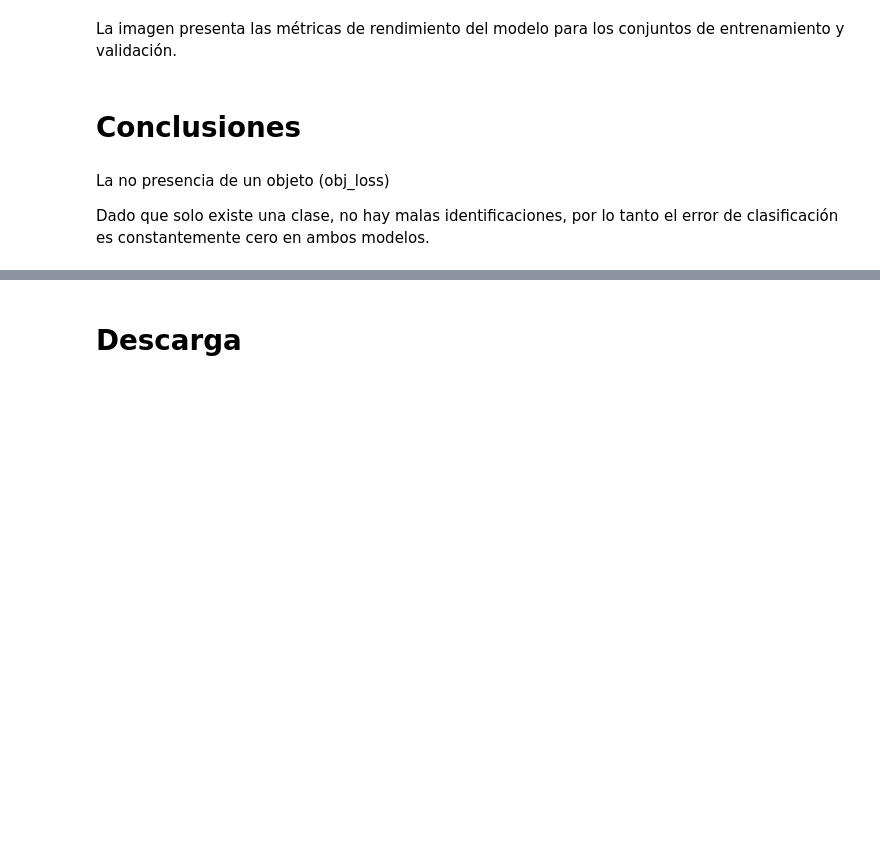
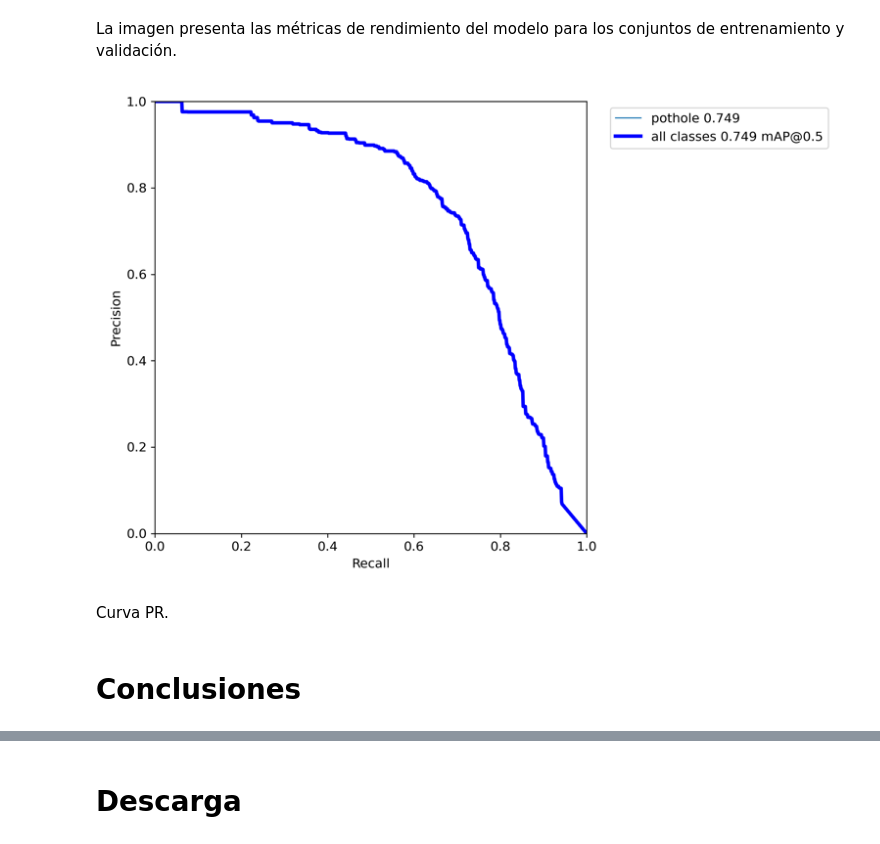
Before and after one commit to alexiswalker/grupo_3, a Jupyter notebook: fundamentos/tp3 - object detection/object_detection.ipynb, the cells around one changed output, grey strips where cells are left out. Saved outputs shown, nothing was run; the diff lists cells and outputs as text; code cells hidden in the pictures; blank space fills up the shorter version.

```diff
--- a/fundamentos/tp3 - object detection/object_detection.ipynb
+++ b/fundamentos/tp3 - object detection/object_detection.ipynb
@@ -247,9 +253,11 @@ Image.open('/content/yolov5/runs/train/exp2/results.png').resize((1024, 448))
 [figure]
 # %% [markdown]
 La imagen presenta las métricas de rendimiento del modelo para los conjuntos de entrenamiento y validación.
+# %%
+Image.open('/content/yolov5/runs/train/exp2/PR_curve.png').resize((512+256, 512))
+# %% [output]
+[figure, added]
+# %% [markdown]
+Curva PR.
 # %% [markdown]
 # Conclusiones
-# %% [markdown]
-La no presencia de un objeto (obj_loss)
-
-Dado que solo existe una clase, no hay malas identificaciones, por lo tanto el error de clasificación es constantemente cero en ambos modelos.
```
Also changed, not shown: parts of 4 cells of this notebook.
